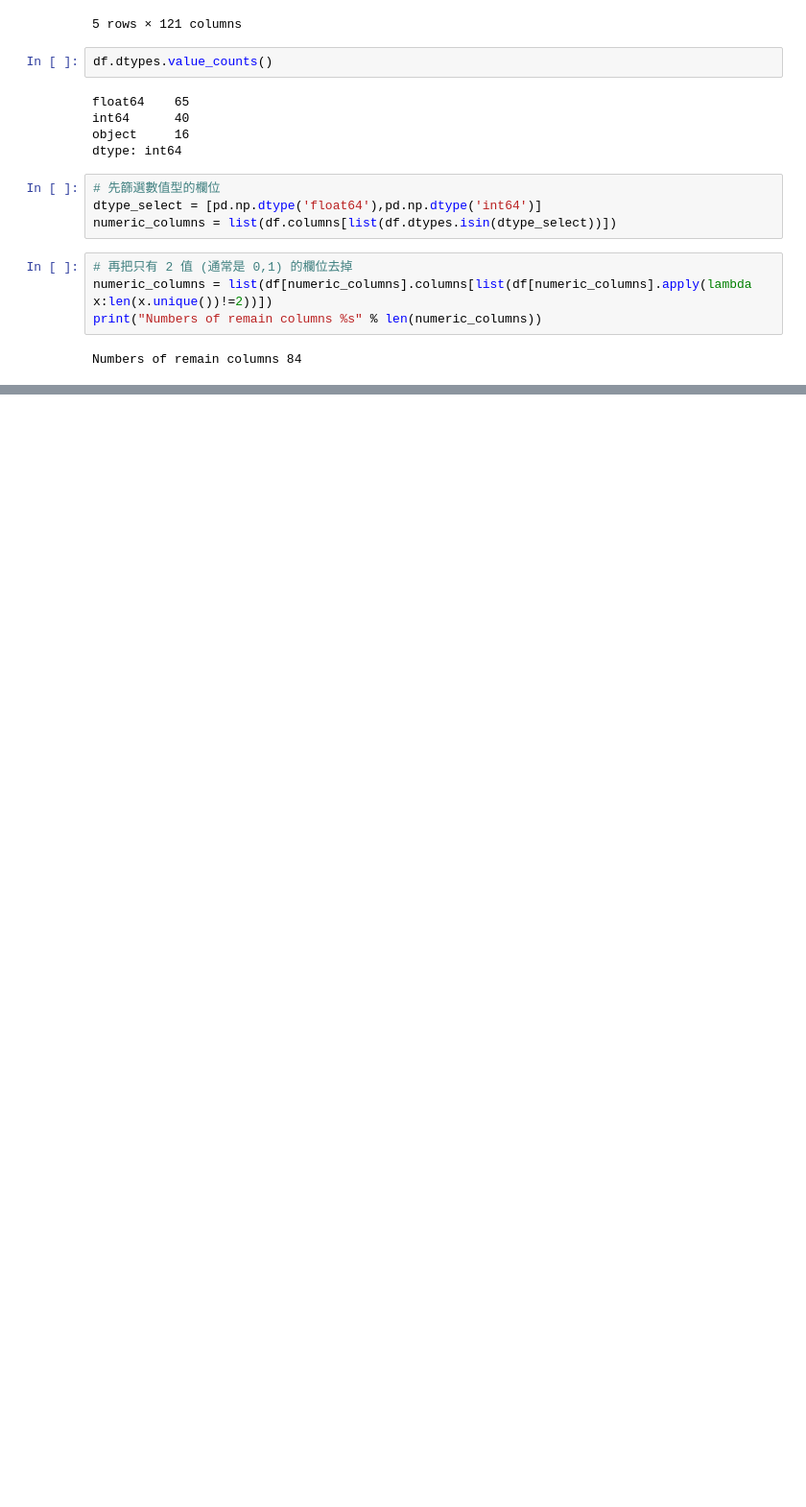
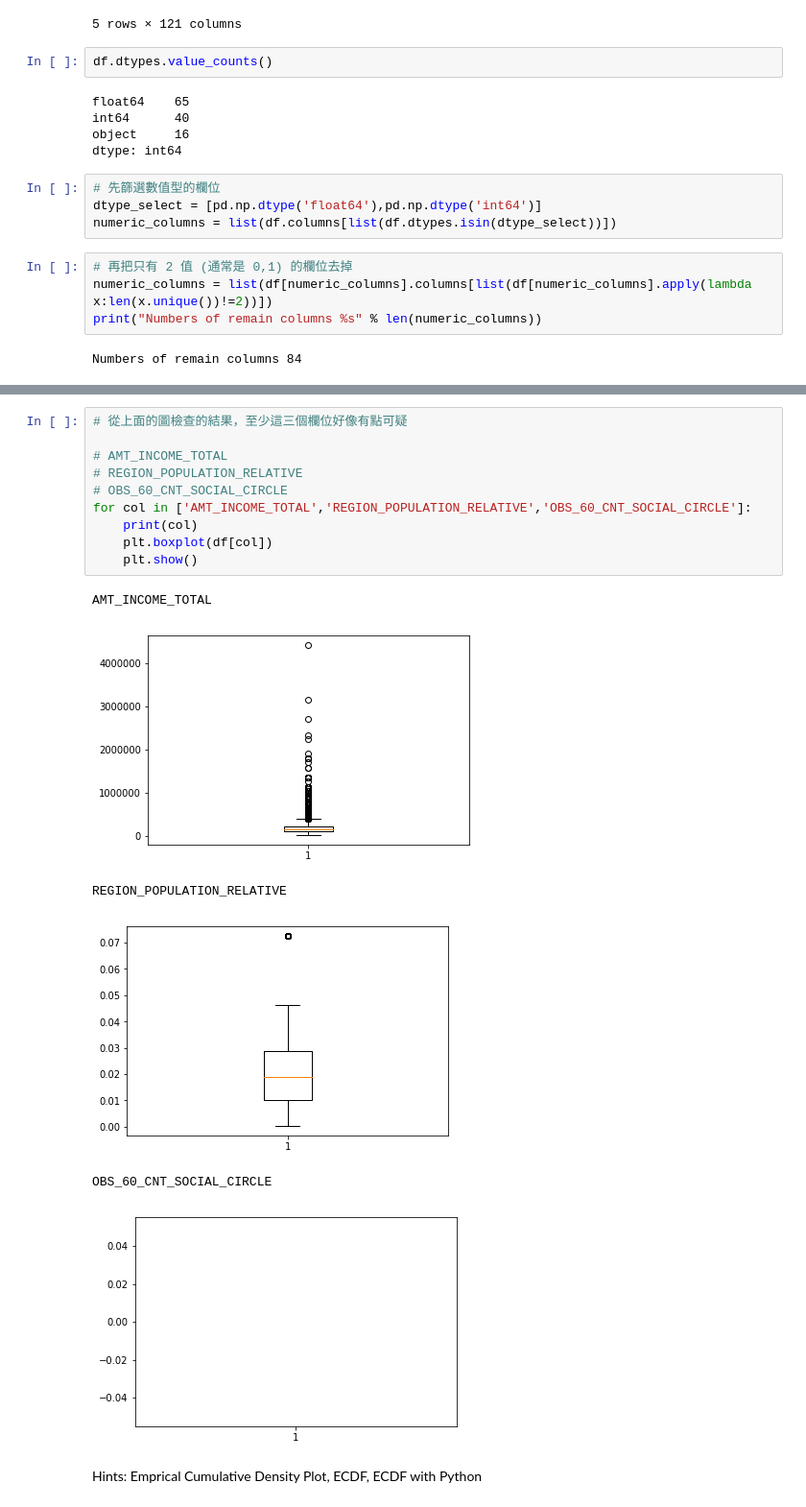
Before and after one commit to u0624807/ML-100-Days, a Jupyter notebook: homework/Day_006_HW.ipynb, the cells around one changed output, grey strips where cells are left out. Shown at 96% size. Cells and saved outputs as stored; diff of their text form; blank space fills up the shorter version.

```diff
--- a/homework/Day_006_HW.ipynb
+++ b/homework/Day_006_HW.ipynb
@@ -45,0 +66,19 @@ Numbers of remain columns 84
+# %%
+# 從上面的圖檢查的結果，至少這三個欄位好像有點可疑
+
+# AMT_INCOME_TOTAL
+# REGION_POPULATION_RELATIVE
+# OBS_60_CNT_SOCIAL_CIRCLE
+for col in ['AMT_INCOME_TOTAL','REGION_POPULATION_RELATIVE','OBS_60_CNT_SOCIAL_CIRCLE']:
+    print(col)
+    plt.boxplot(df[col])
+    plt.show()
+# %% [output]
+AMT_INCOME_TOTAL
+[figure, added]
+REGION_POPULATION_RELATIVE
+[figure, added]
+OBS_60_CNT_SOCIAL_CIRCLE
+[figure, added]
+# %% [markdown]
+Hints: Emprical Cumulative Density Plot, ECDF, ECDF with Python
```
Also changed, not shown: parts of 6 cells of this notebook.
